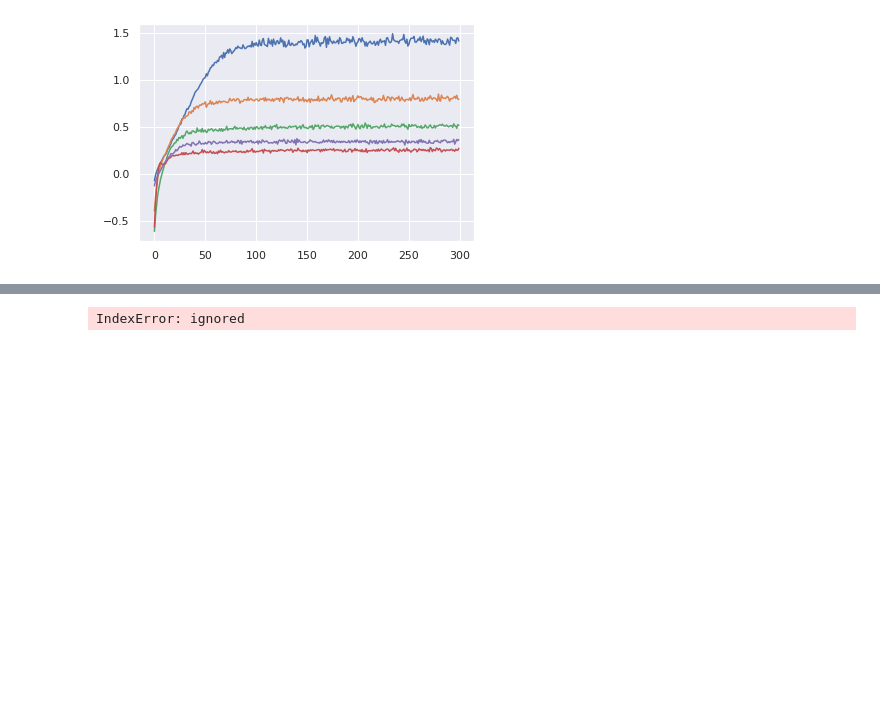
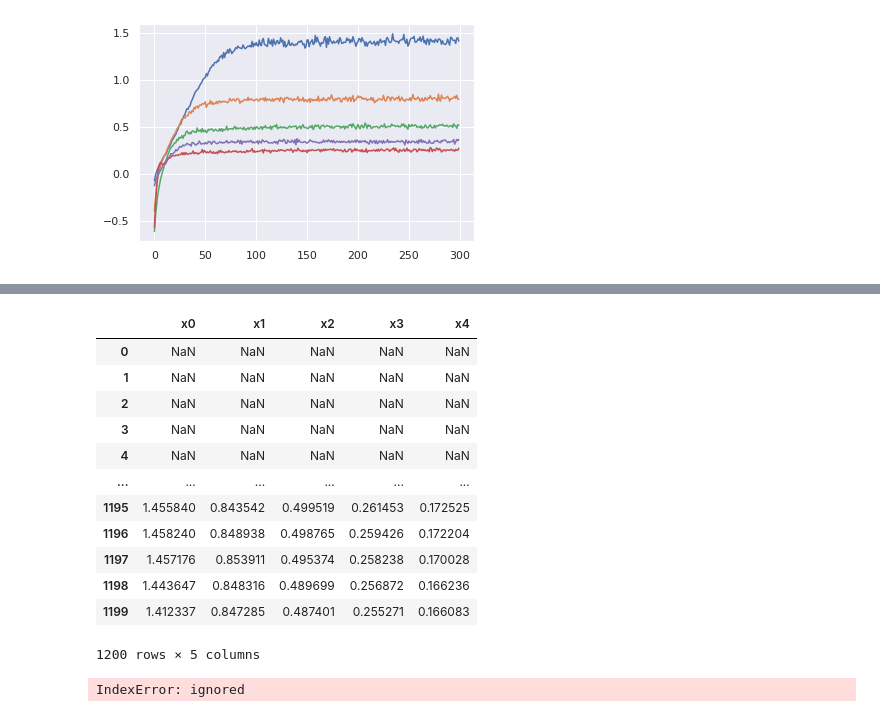
Before and after one commit to dolmani38/concept_drift, a Jupyter notebook: MINE_0219.ipynb, the cells around one changed output, grey strips where cells are left out. Drawn from its saved outputs; the diff is of its cells as text; code cells hidden in the pictures; blank space fills up the shorter version.

```diff
--- a/MINE_0219.ipynb
+++ b/MINE_0219.ipynb
@@ -238,3 +267,19 @@ Name: MI Scores, dtype: float64
+# %%
+df_sloss
+# %% [output]
+|  | x0 | x1 | x2 | x3 | x4 |
+| 0 | NaN | NaN | NaN | NaN | NaN |
+| 1 | NaN | NaN | NaN | NaN | NaN |
+| 2 | NaN | NaN | NaN | NaN | NaN |
+| 3 | NaN | NaN | NaN | NaN | NaN |
+| 4 | NaN | NaN | NaN | NaN | NaN |
+| ... | ... | ... | ... | ... | ... |
+| 1195 | 1.455840 | 0.843542 | 0.499519 | 0.261453 | 0.172525 |
+| 1196 | 1.458240 | 0.848938 | 0.498765 | 0.259426 | 0.172204 |
+| 1197 | 1.457176 | 0.853911 | 0.495374 | 0.258238 | 0.170028 |
+| 1198 | 1.443647 | 0.848316 | 0.489699 | 0.256872 | 0.166236 |
+| 1199 | 1.412337 | 0.847285 | 0.487401 | 0.255271 | 0.166083 |
+1200 rows × 5 columns
 # %%
 print(np.mean(di[200:,:],0))
 plt.figure(figsize=(30,8))
```
Also changed, not shown: parts of 2 cells of this notebook.
